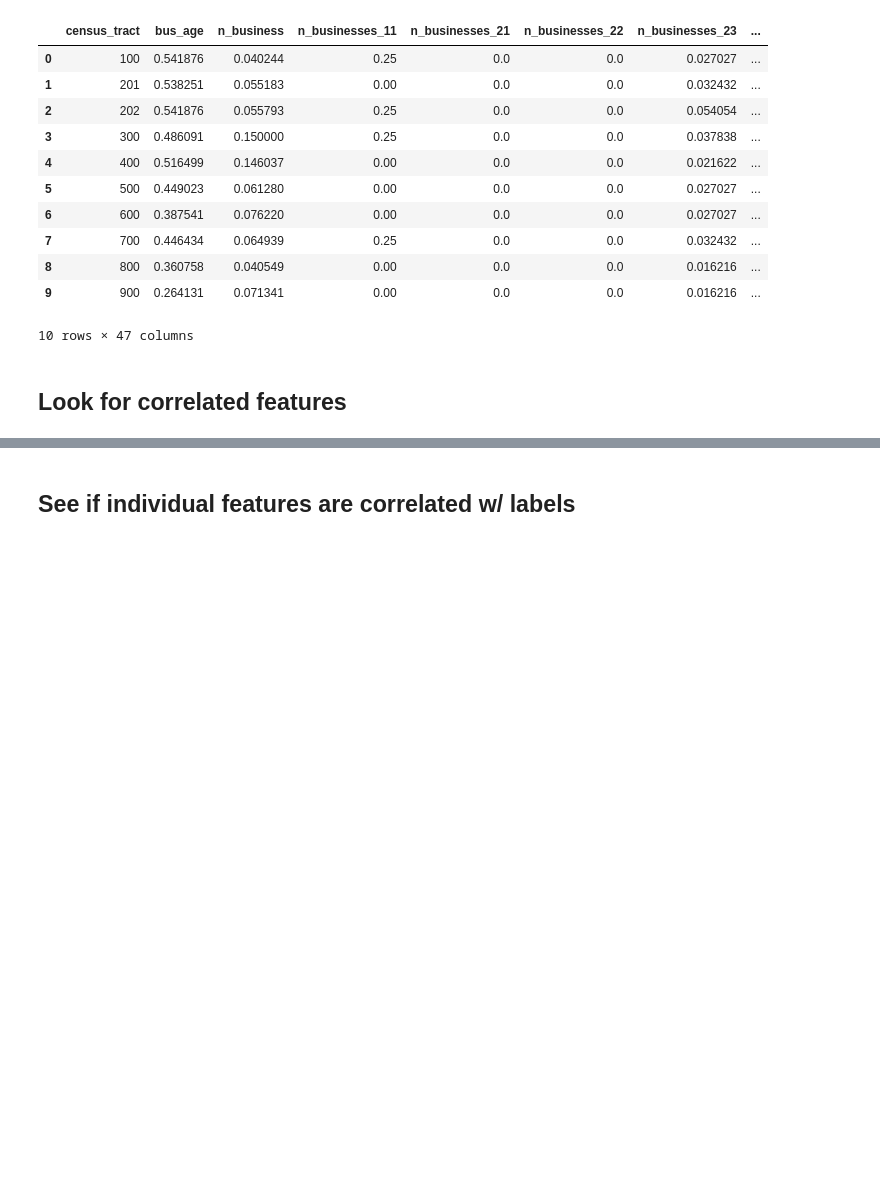
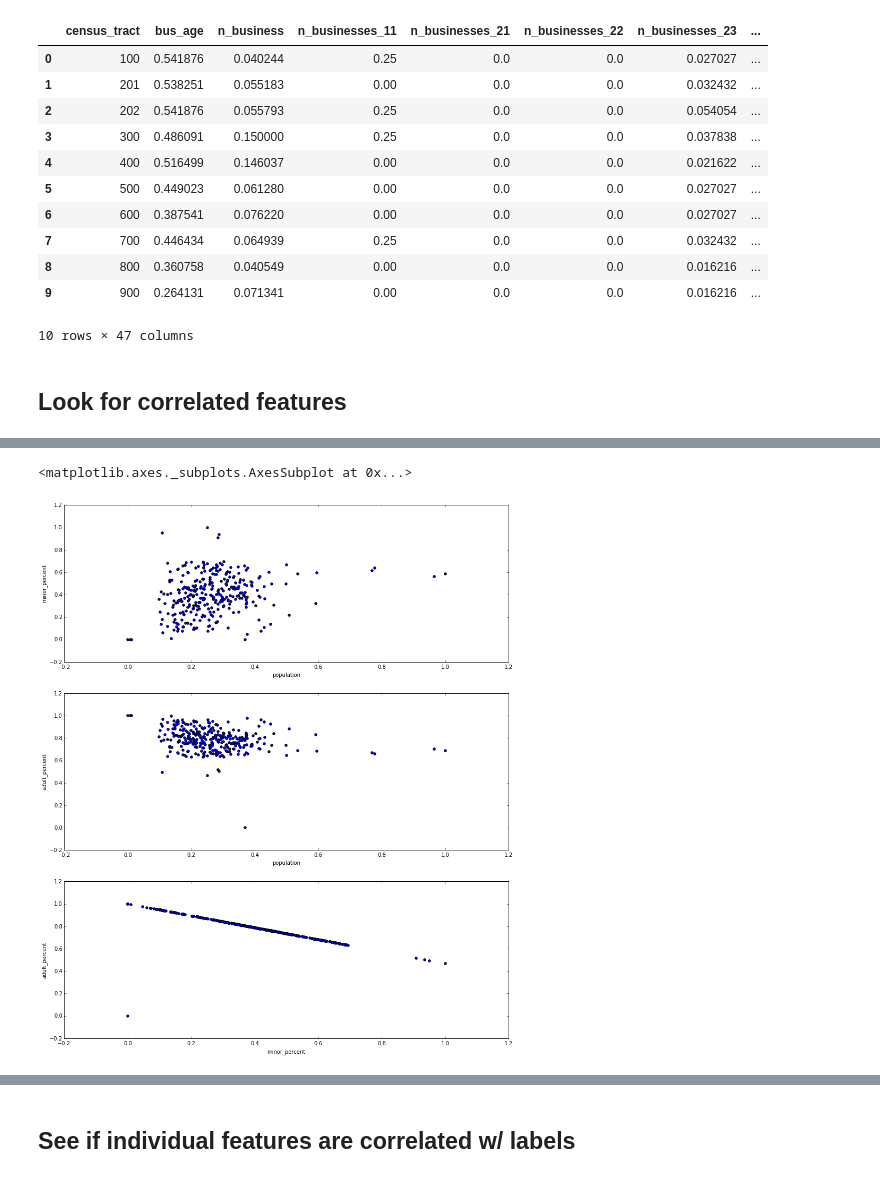
Before and after one commit to jmsilverman/insight_project, a Jupyter notebook: lin_reg_training2.ipynb, the cells around one changed output, grey strips where cells are left out. Cells and saved outputs as stored; diff of their text form; code cells hidden in the pictures; blank space fills up the shorter version.

```diff
--- a/lin_reg_training2.ipynb
+++ b/lin_reg_training2.ipynb
@@ -34,0 +62,9 @@ features[:10]
+# %%
+# plot features vs. each other
+fig, axs = plt.subplots(3,1, sharey=True)
+features.plot(kind='scatter', x='population', y='minor_percent', ax=axs[0], figsize=(15, 18))
+features.plot(kind='scatter', x='population', y='adult_percent', ax=axs[1])
+features.plot(kind='scatter', x='minor_percent', y='adult_percent', ax=axs[2])
+# %% [output]
+<matplotlib.axes._subplots.AxesSubplot at 0x...>
+[figure, added]
```
Also changed, not shown: parts of 18 cells of this notebook.
